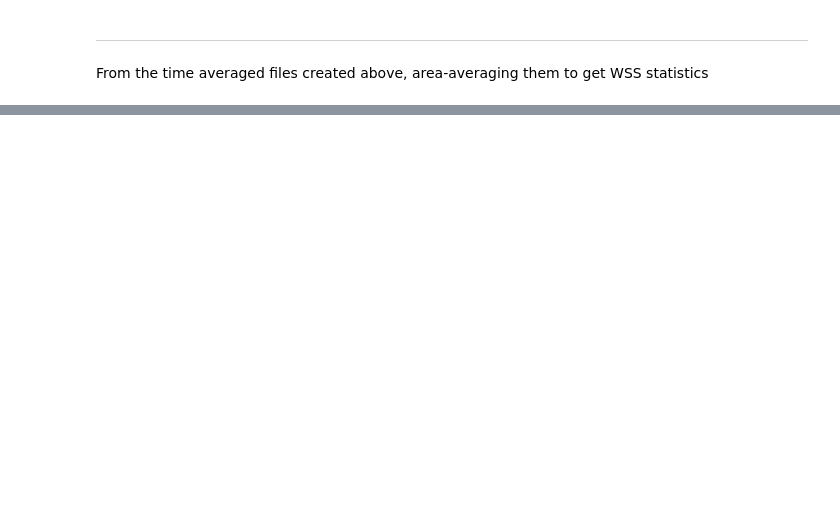
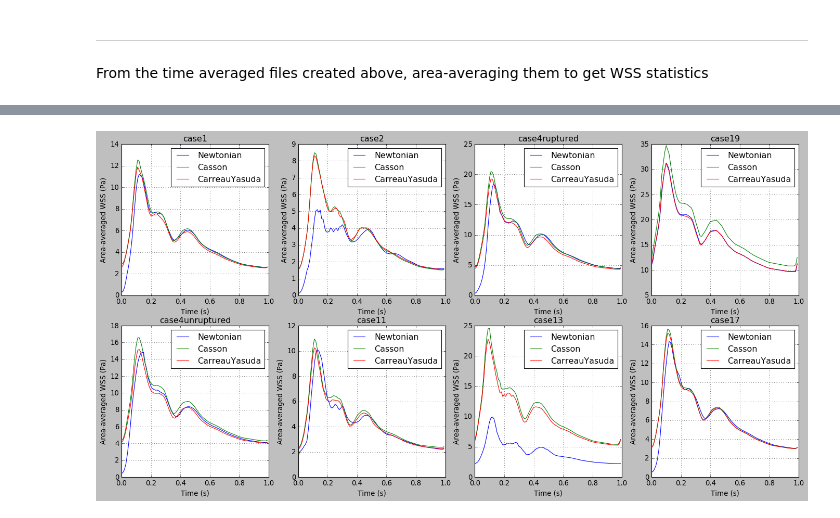
Before and after one commit to iagolessa/vmtk4aneurysms, a Jupyter notebook: aneurysms.ipynb, the cells around one changed output, grey strips where cells are left out. Saved outputs shown, nothing was run; the diff lists cells and outputs as text; code cells hidden in the pictures; blank space fills up the shorter version.

```diff
--- a/aneurysms.ipynb
+++ b/aneurysms.ipynb
@@ -725,4 +725,0 @@ WSSt
-# %%
-import matplotlib.pyplot as plt
-import seaborn as sb
-plt.style.use('classic')
@@ -740,0 +726,29 @@ plt.show()
+# %%
+arrangement = [(0, 0, "case1"),
+               (0, 1, "case2"),
+               (0, 2, "case4ruptured"),
+               (0, 3, "case19"),
+               (1, 0, "case4unruptured"),
+               (1, 1, "case11"),
+               (1, 2, "case13"),
+               (1, 3, "case17"),]
+# %%
+#%matplotlib widget
+time = np.arange(0,1,0.01)
+
+fig, axes = plt.subplots(nrows=2, ncols=4, figsize=(21,10))
+
+for row,column,case in arrangement:
+    axes[row,column].plot(time, statistics[case]["Newtonian"]["WSSt"][:], '-b', label="Newtonian")
+    axes[row,column].plot(time, statistics[case]["Casson"]["WSSt"][:], '-g', label="Casson")
+    axes[row,column].plot(time, statistics[case]["CarreauYasuda"]["WSSt"][:], '-r', label="CarreauYasuda")
+
+    axes[row,column].set_title(case)
+    axes[row,column].set_xlabel('Time (s)')
+    axes[row,column].set_ylabel('Area-averaged WSS (Pa)')
+    axes[row,column].legend()
+    axes[row,column].grid()
+
+plt.show()
+# %% [output]
+[figure, added]
```
Also changed, not shown: parts of 41 cells of this notebook, 1 other file.
